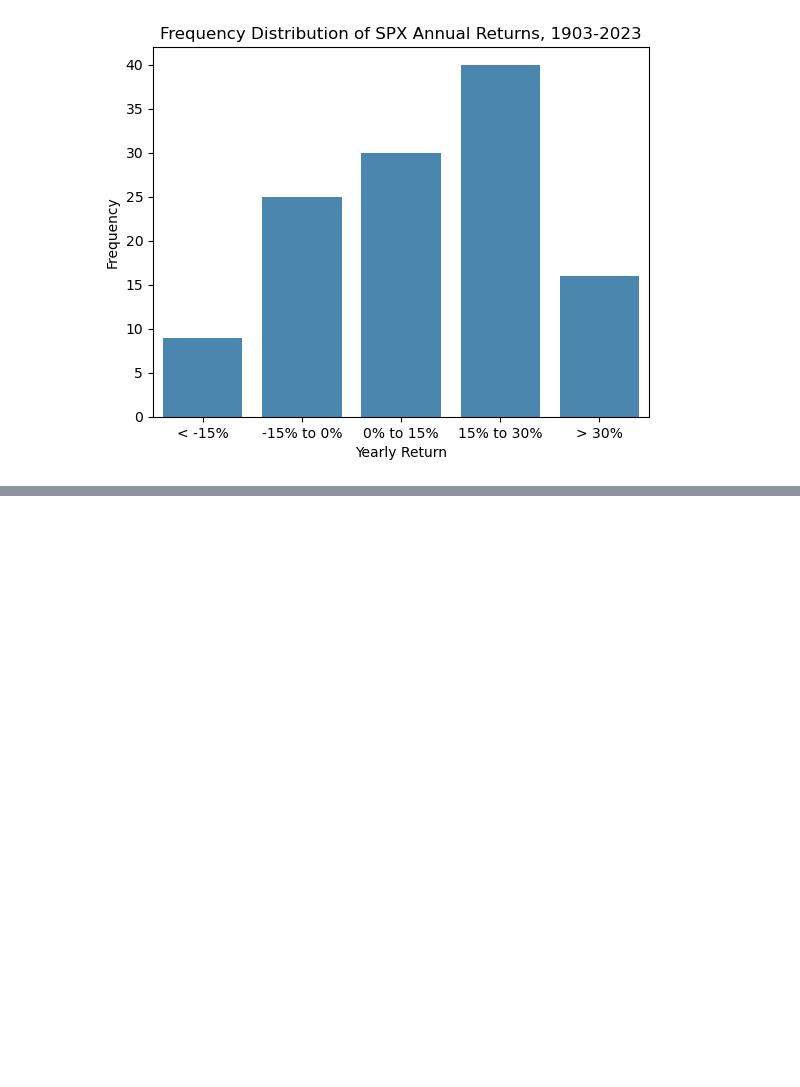
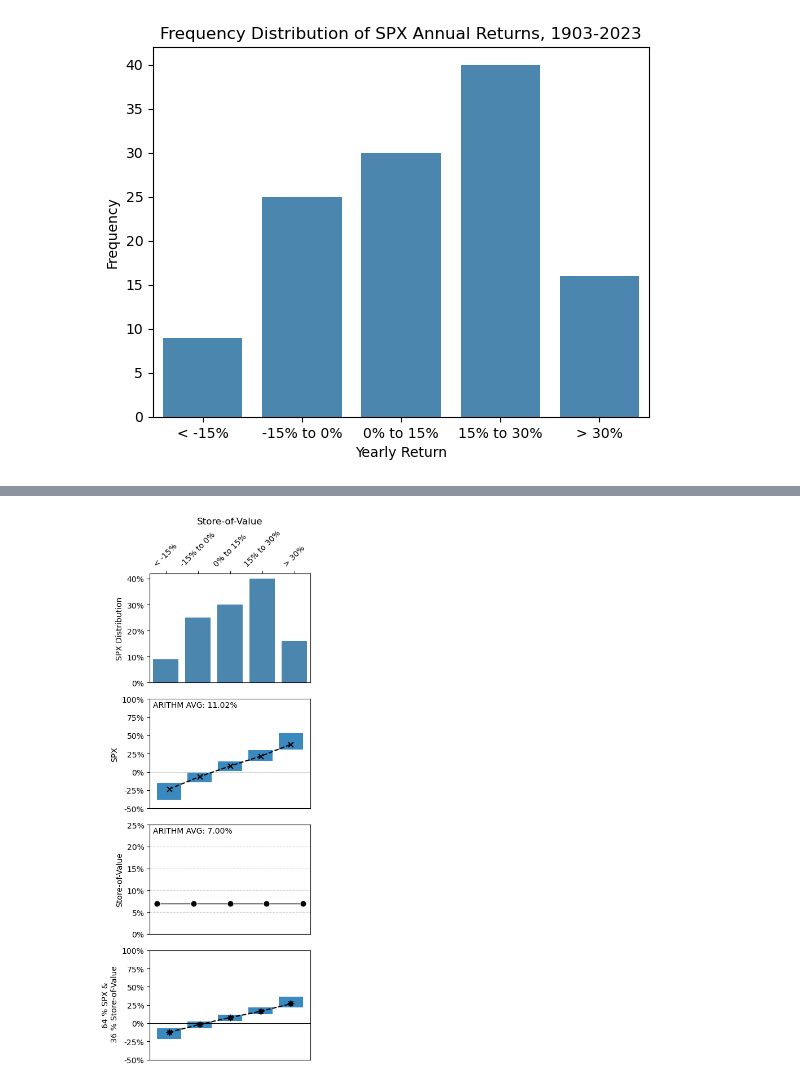
Before and after one commit to niklas-fischer/safehaven, a Jupyter notebook: notebooks/main.ipynb, the cells around one changed output, grey strips where cells are left out. Drawn from its saved outputs; the diff is of its cells as text; code cells hidden in the pictures; blank space fills up the shorter version.

Commit message:
`main.ipynb`: Added three new XOs profiles

```diff
--- a/notebooks/main.ipynb
+++ b/notebooks/main.ipynb
@@ -422,0 +434,6 @@ nietzschesdemon.plot_random_walk_frequency_distribution(num_walks, num_years, sp
+# %%
+# Calculate X and Os profile for our cartoon store-of-value safe haven
+store_of_value_weights = [.64, .36]
+xo.plot_xo_sp500(sp500, store_of_value, store_of_value_weights)
+# %% [output]
+[figure, added]
```
Also changed, not shown: parts of 17 cells of this notebook.
